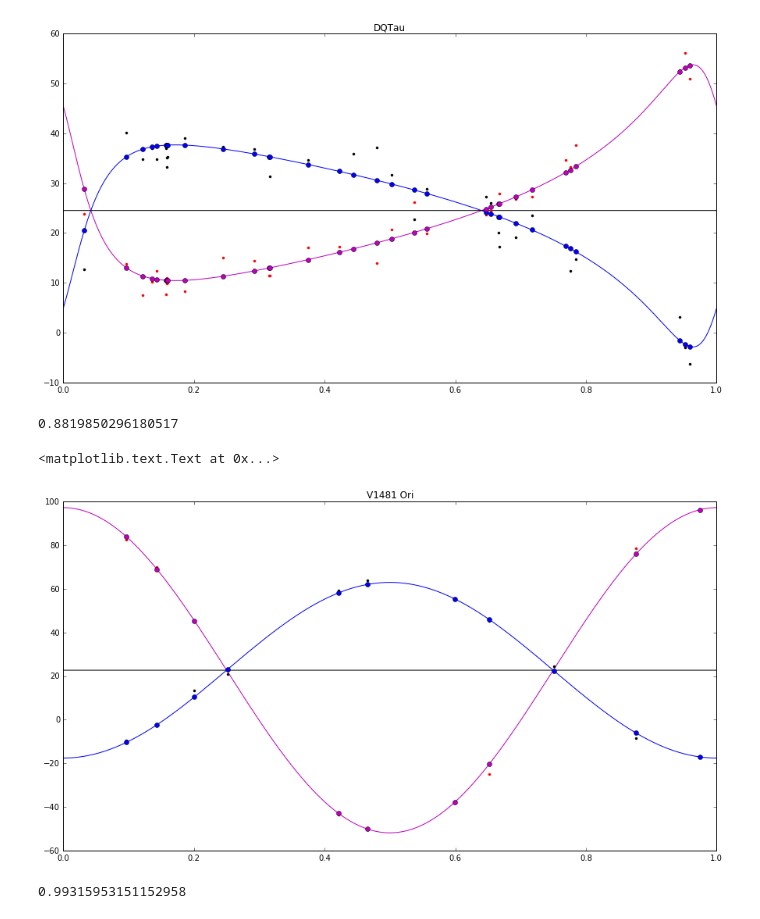
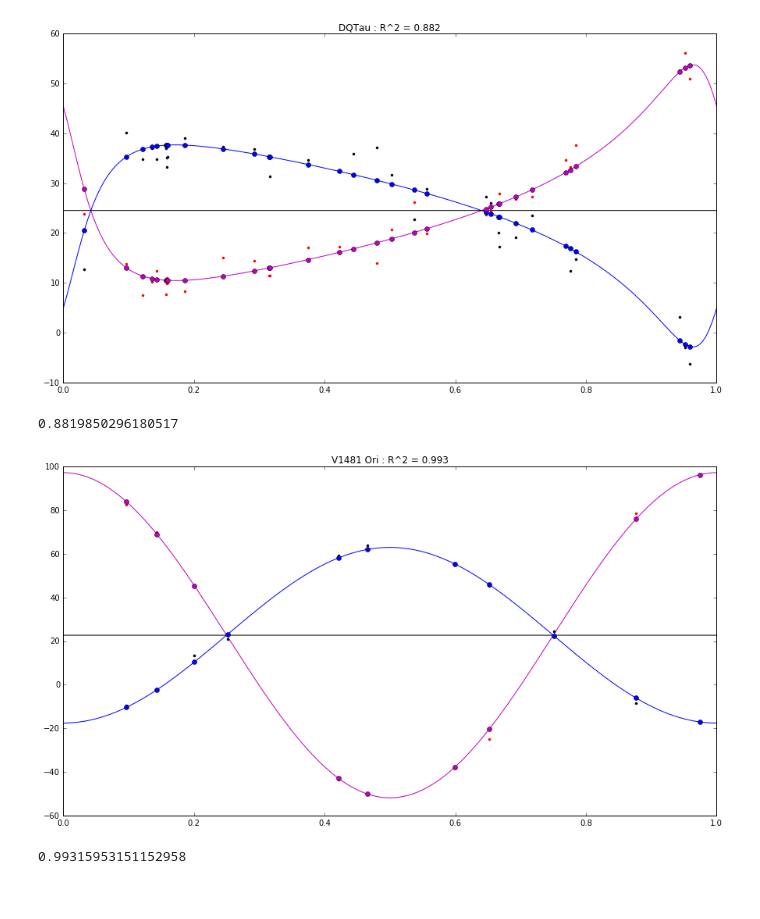
Before and after one commit to jacob-i-skinner/Orbit-Fitting, a Jupyter notebook: with data - Plotter.ipynb, the cells around one changed output. Drawn from its saved outputs; the diff is of its cells as text; code cells hidden in the pictures.

```diff
--- a/with data - Plotter.ipynb
+++ b/with data - Plotter.ipynb
@@ -56,30 +56,30 @@ def rv(K, P, T, e, w, y, t): #function generates RV values plot from given param
 # %%
 #These parameters are shared by the entire system, DQTau
 
 P = 15.80158 #period in days determined first via periodogram
 T = 47433.507 #Time offset in days, boils down to a horizontal shift in RV. T is the 'zero' point
 e = 0.568 #eccentricity (unitless)
 w = 4.047 #longitude of periastron in radians
 y = 24.52 #systemic velocity in km/s
 t = np.linspace(0, P, num = 10000)
 
 #these parameters are star specific
 K1= 20.28 #semamplitude in km/s
 K2= -21.66
 
 plt.figure(figsize=(15,8))
 plt.plot(t/P, rv(K1, P, T, e, w, y, t))
 plt.plot(t/P, rv(K2, P, T, e, w, y, t), 'm')
 plt.plot(t/P, y*np.ones(t.size), 'k')
 plt.plot(phases(HJD), DQTau1, 'k.')
 plt.plot(phases(HJD), DQTau2, 'r.')
 plt.plot(phases(HJD), rv(K1, P, T, e, w, y, phases(HJD)*P), 'bo')
 plt.plot(phases(HJD), rv(K2, P, T, e, w, y, phases(HJD)*P), 'mo')
 plt.xlim(0,1)
-plt.title('DQTau')
+plt.title('DQTau : R^2 = 0.882')
 plt.savefig('DQTauRVs.png')
 # %% [output]
-[figure, old version]
+[figure, new version]
 # %%
 def RSquared(data1, data2, fit1, fit2): #returns r squared when given an array of observed an expected values
     def average(data):
@@ -116,9 +116,10 @@ plt.plot(phases(JD), rv(K1, P, T, e, w, y, phases(JD)*P), 'bo')
 plt.plot(phases(JDB), rv(K2, P, T, e, w, y, phases(JDB)*P), 'mo')
 plt.xlim(0,1)
 plt.title('V1481 Ori')
+plt.title('V1481 Ori : R^2 = 0.993')
+plt.savefig('V1481 Ori.png')
 # %% [output]
-<matplotlib.text.Text at 0x...>
-[figure, old version]
+[figure, new version]
 # %%
 RSquared(V1481A, V1481B, rv(K1, P, T, e, w, y, phases(JD)*P), rv(K2, P, T, e, w, y, phases(JDB)*P))
 # %% [output]
```
